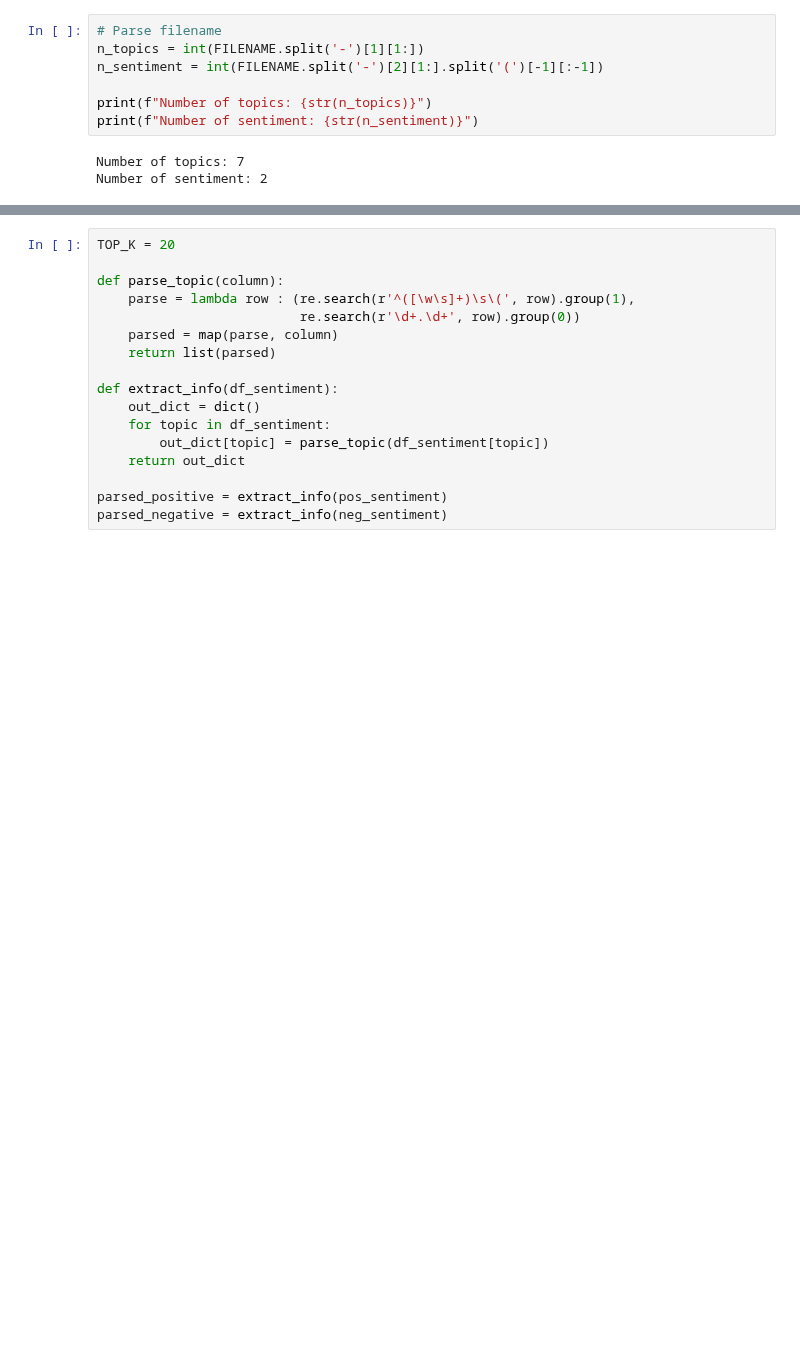
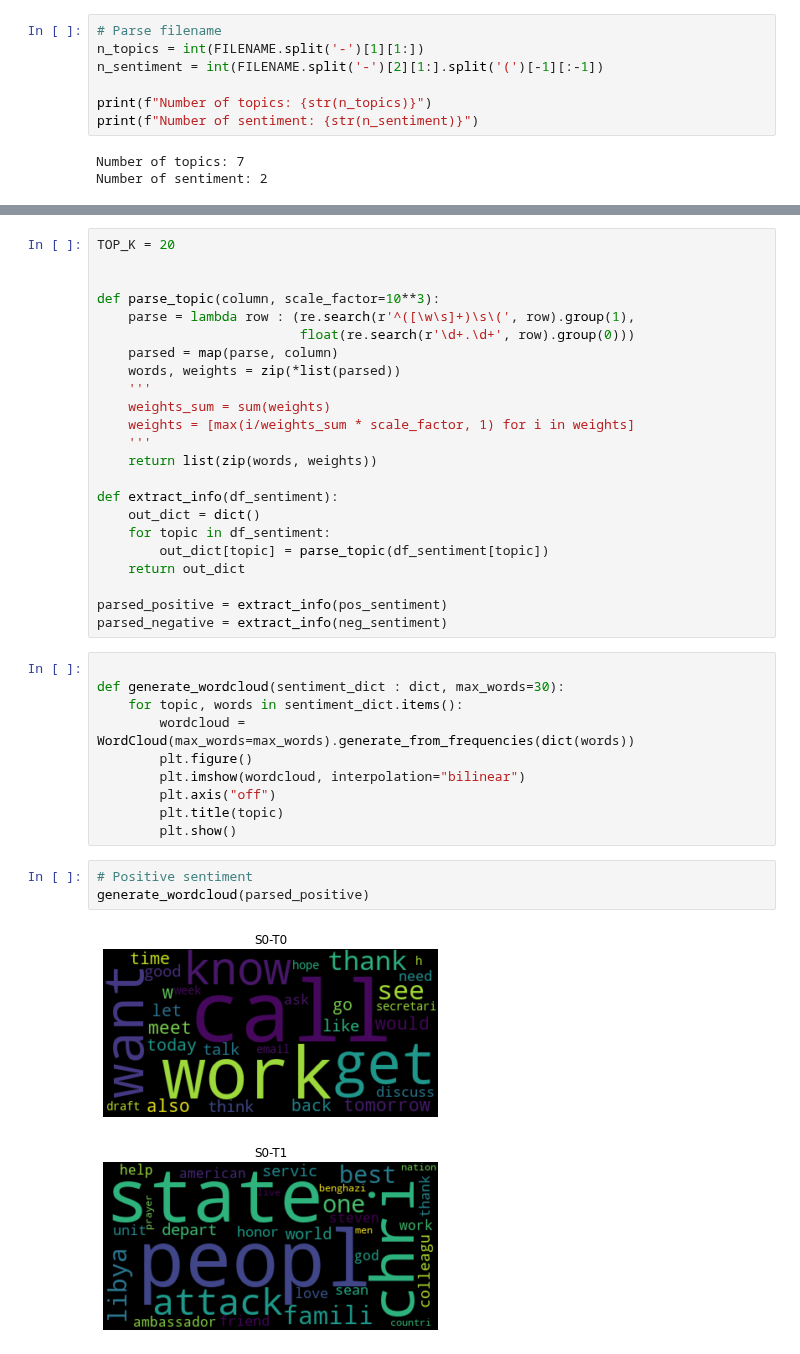
Before and after one commit to gianlucagiudice/hillary-clinton-leaked-emails, a Jupyter notebook: topic_modeling_analysis.ipynb, the cells around one changed output, grey strips where cells are left out. Cells and saved outputs as stored; diff of their text form; blank space fills up the shorter version.

```diff
--- a/topic_modeling_analysis.ipynb
+++ b/topic_modeling_analysis.ipynb
@@ -33,11 +35,17 @@ df.head()
 # %%
 TOP_K = 20
 
-def parse_topic(column):
+
+def parse_topic(column, scale_factor=10**3):
     parse = lambda row : (re.search(r'^([\w\s]+)\s\(', row).group(1),
-                          re.search(r'\d+.\d+', row).group(0))
+                          float(re.search(r'\d+.\d+', row).group(0)))
     parsed = map(parse, column)
-    return list(parsed)
+    words, weights = zip(*list(parsed))
+    '''
+    weights_sum = sum(weights)
+    weights = [max(i/weights_sum * scale_factor, 1) for i in weights]
+    '''
+    return list(zip(words, weights))
 
 def extract_info(df_sentiment):
     out_dict = dict()
@@ -47,3 +55,19 @@ def extract_info(df_sentiment):
 
 parsed_positive = extract_info(pos_sentiment)
 parsed_negative = extract_info(neg_sentiment)
+# %%
+
+def generate_wordcloud(sentiment_dict : dict, max_words=30):
+    for topic, words in sentiment_dict.items():
+        wordcloud = WordCloud(max_words=max_words).generate_from_frequencies(dict(words))
+        plt.figure()
+        plt.imshow(wordcloud, interpolation="bilinear")
+        plt.axis("off")
+        plt.title(topic)
+        plt.show()
+# %%
+# Positive sentiment
+generate_wordcloud(parsed_positive)
+# %% [output]
+[figure, added]
+[figure, added]
```
Also changed, not shown: parts of 4 cells of this notebook, 7 other files.
